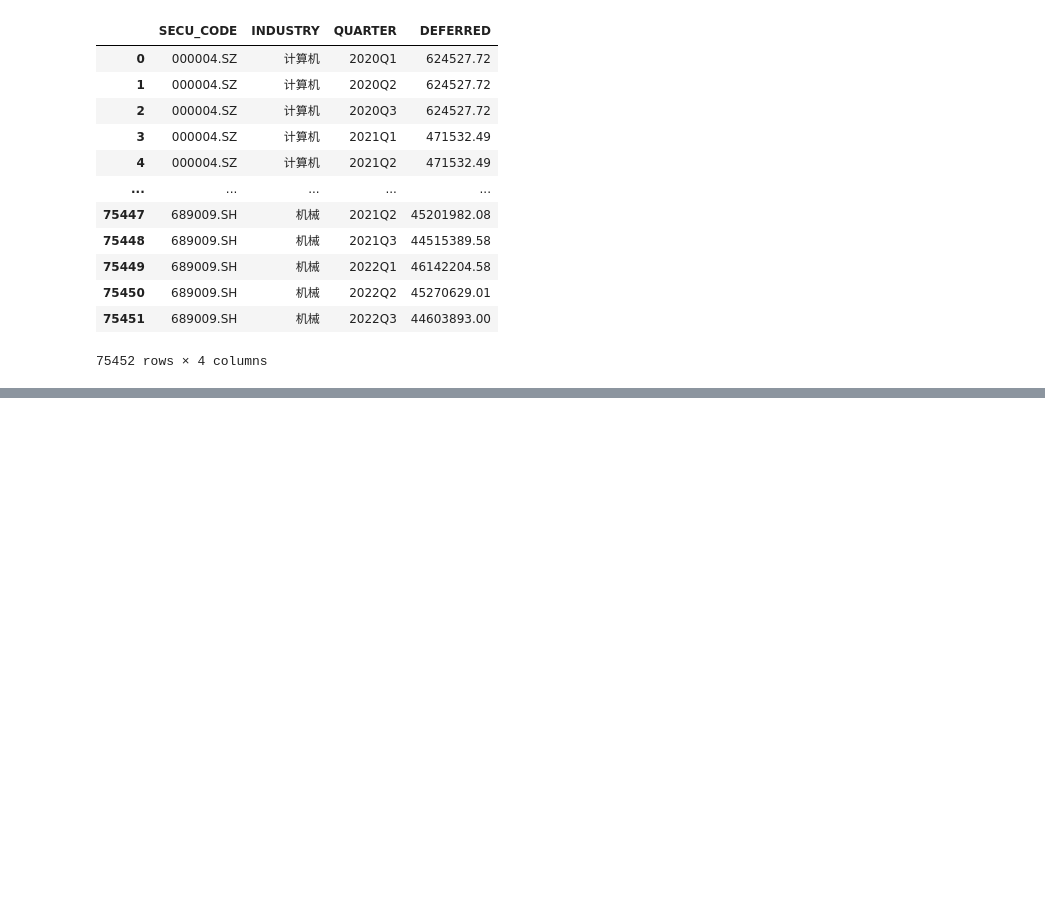
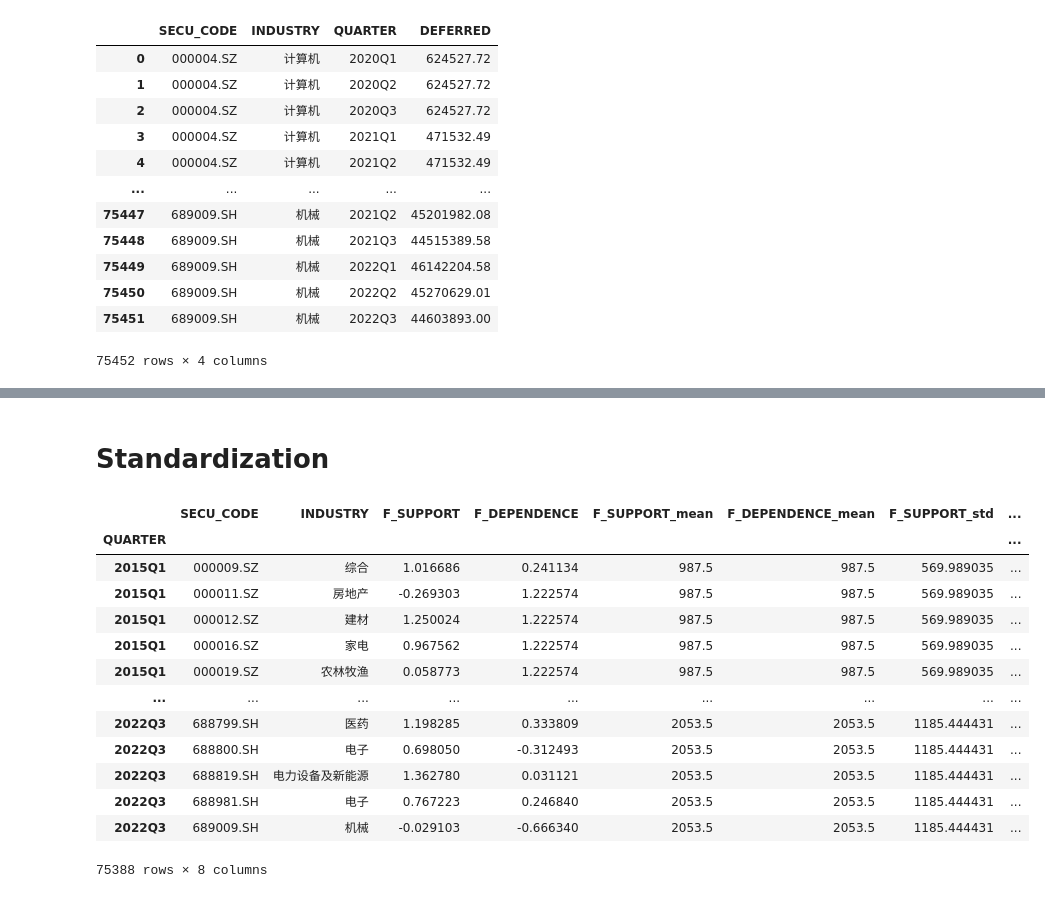
Before and after one commit to jasongangquanzhang/Government_Subsidy_Factor, a Jupyter notebook: deferred_sub_clean.ipynb, the cells around one changed output, grey strips where cells are left out. Cells and saved outputs as stored; diff of their text form; code cells hidden in the pictures; blank space fills up the shorter version.

Commit message:
more function in deferred clean

```diff
--- a/deferred_sub_clean.ipynb
+++ b/deferred_sub_clean.ipynb
@@ -70,0 +229,5 @@ df_deferred
+# %%
+df1 = pd.merge(
+    left=df_deferred_q, right=df_profit, left_index=True, right_index=True
+)  # merge the dataframe and make DEFERRED_Q and PROFIT in the same table
+df1
@@ -70,0 +249,7 @@ df_deferred
+# %%
+df1["DEPENDENCE"] = df1["DEFERRED_Q"] / df1["PROFIT"]
+# subsidy > profit : dependence = 1
+# other: original value
+df1["F_DEPENDENCE"] = df1.DEPENDENCE
+df1["F_DEPENDENCE"] = df1.F_DEPENDENCE.mask((df1.DEFERRED_Q > df1.PROFIT), 1)
+df1
@@ -70,0 +271,8 @@ df_deferred
+# %%
+df = pd.merge(
+    left=df, right=df1, left_index=True, right_index=True
+)  # merge the dataframe
+df_deferred = df.drop(
+    ["DEFERRED", "EQUITY", "PROFIT", "DEPENDENCE", "DEFERRED_Q"], axis=1
+)
+df_deferred
@@ -70,0 +296,3 @@ df_deferred
+# %%
+df_deferred = df_deferred.groupby(by="QUARTER").rank(axis=0)
+df_deferred
@@ -70,0 +314,23 @@ df_deferred
+# %% [markdown]
+# Standardization
+# %%
+df = df_deferred
+mean = df.groupby("QUARTER").mean()
+std = df.groupby("QUARTER").std()
+df = gf.get_standard(df, mean, std)
+df
+# %% [output]
+|  | SECU_CODE | INDUSTRY | F_SUPPORT | F_DEPENDENCE | F_SUPPORT_mean | F_DEPENDENCE_mean | F_SUPPORT_std | ... |
+| QUARTER |  |  |  |  |  |  |  | ... |
+| 2015Q1 | 000009.SZ | 综合 | 1.016686 | 0.241134 | 987.5 | 987.5 | 569.989035 | ... |
+| 2015Q1 | 000011.SZ | 房地产 | -0.269303 | 1.222574 | 987.5 | 987.5 | 569.989035 | ... |
+| 2015Q1 | 000012.SZ | 建材 | 1.250024 | 1.222574 | 987.5 | 987.5 | 569.989035 | ... |
+| 2015Q1 | 000016.SZ | 家电 | 0.967562 | 1.222574 | 987.5 | 987.5 | 569.989035 | ... |
+| 2015Q1 | 000019.SZ | 农林牧渔 | 0.058773 | 1.222574 | 987.5 | 987.5 | 569.989035 | ... |
+| ... | ... | ... | ... | ... | ... | ... | ... | ... |
+| 2022Q3 | 688799.SH | 医药 | 1.198285 | 0.333809 | 2053.5 | 2053.5 | 1185.444431 | ... |
+| 2022Q3 | 688800.SH | 电子 | 0.698050 | -0.312493 | 2053.5 | 2053.5 | 1185.444431 | ... |
+| 2022Q3 | 688819.SH | 电力设备及新能源 | 1.362780 | 0.031121 | 2053.5 | 2053.5 | 1185.444431 | ... |
+| 2022Q3 | 688981.SH | 电子 | 0.767223 | 0.246840 | 2053.5 | 2053.5 | 1185.444431 | ... |
+| 2022Q3 | 689009.SH | 机械 | -0.029103 | -0.666340 | 2053.5 | 2053.5 | 1185.444431 | ... |
+75388 rows × 8 columns
```
Also changed, not shown: parts of 27 cells of this notebook.
